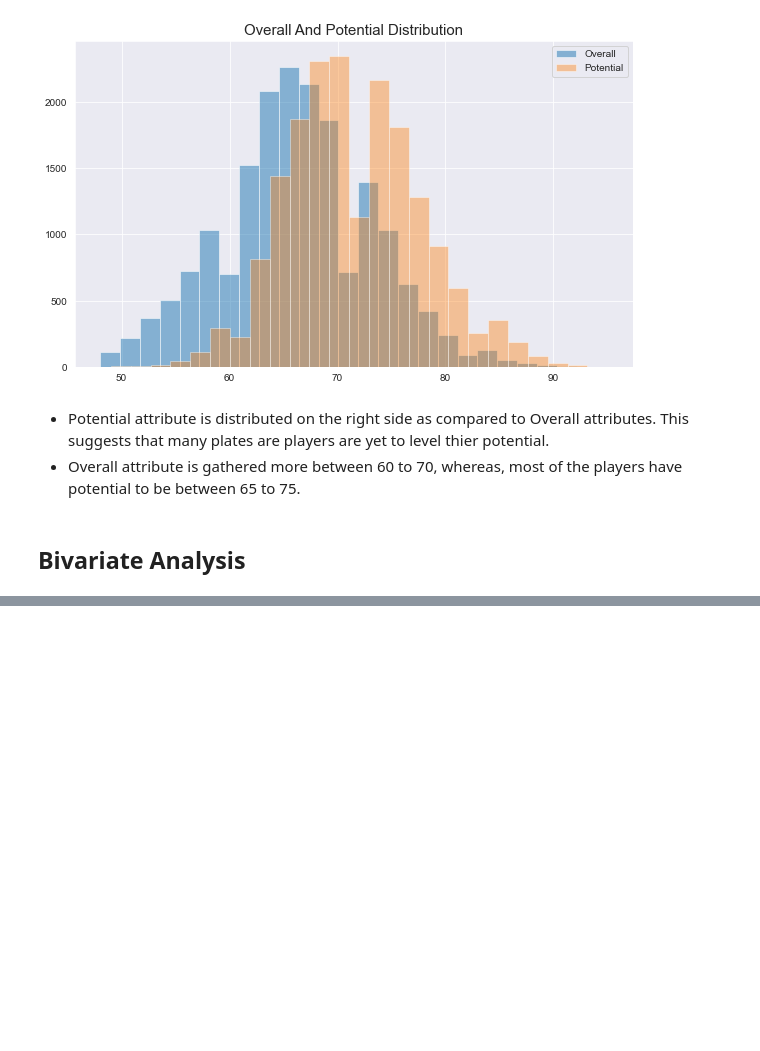
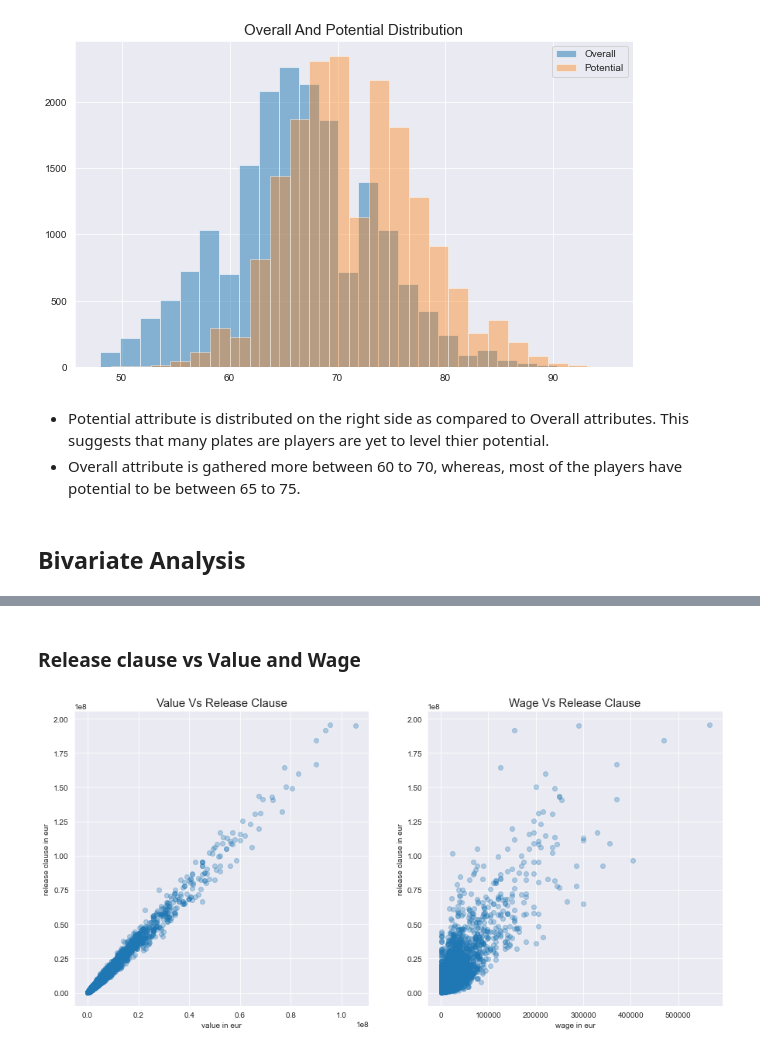
Before and after one commit to mdushetwar/Fifa-Players--EDA-Clustering, a Jupyter notebook: PRCP-1004-Fifa20.ipynb, the cells around one changed output, grey strips where cells are left out. Drawn from its saved outputs; the diff is of its cells as text; code cells hidden in the pictures; blank space fills up the shorter version.

```diff
--- a/PRCP-1004-Fifa20.ipynb
+++ b/PRCP-1004-Fifa20.ipynb
@@ -322,0 +342,17 @@ fifa.head()
+# %% [markdown]
+### Release clause vs Value and Wage
+# %%
+plt.figure(figsize=(15,7))
+plt.subplot(1,2,1)
+plt.scatter(fifa['value_eur'], fifa['release_clause_eur'], alpha=0.3)
+plt.xlabel('value in eur')
+plt.ylabel('release clause in eur')
+plt.title('value vs release clause'.title(), fontsize=15)
+
+plt.subplot(1,2,2)
+plt.scatter(fifa['wage_eur'], fifa['release_clause_eur'], alpha=0.3)
+plt.xlabel('wage in eur')
+plt.ylabel('release clause in eur')
+plt.title('wage vs release clause'.title(), fontsize=15);
+# %% [output]
+[figure, added]
```
Also changed, not shown: parts of 8 cells of this notebook.
